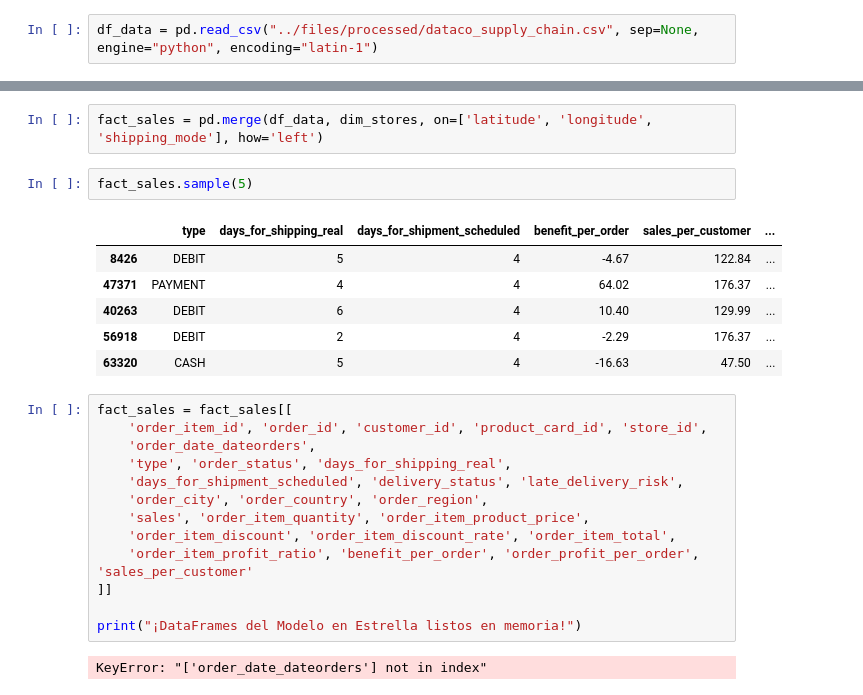
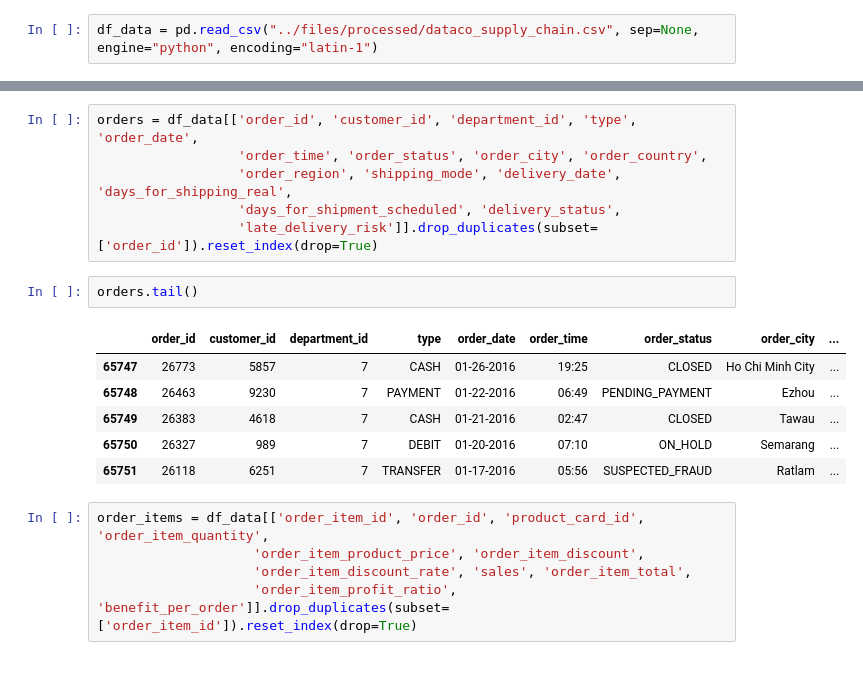
Before and after one commit to fabihrndz/e-commerce-operations-insights, a Jupyter notebook: notebooks/03_ingester.ipynb, the cells around one changed output, grey strips where cells are left out. Drawn from its saved outputs; the diff is of its cells as text.

```diff
--- a/notebooks/03_ingester.ipynb
+++ b/notebooks/03_ingester.ipynb
@@ -87,26 +98,20 @@ dim_stores.sample(5)
-# %%
-fact_sales = pd.merge(df_data, dim_stores, on=['latitude', 'longitude', 'shipping_mode'], how='left')
-# %%
-fact_sales.sample(5)
-# %% [output]
-|  | type | days_for_shipping_real | days_for_shipment_scheduled | benefit_per_order | sales_per_customer | ... |
-| 8426 | DEBIT | 5 | 4 | -4.67 | 122.84 | ... |
-| 47371 | PAYMENT | 4 | 4 | 64.02 | 176.37 | ... |
-| 40263 | DEBIT | 6 | 4 | 10.40 | 129.99 | ... |
-| 56918 | DEBIT | 2 | 4 | -2.29 | 176.37 | ... |
-| 63320 | CASH | 5 | 4 | -16.63 | 47.50 | ... |
-# %%
-fact_sales = fact_sales[[
-    'order_item_id', 'order_id', 'customer_id', 'product_card_id', 'store_id',
-    'order_date_dateorders',
-    'type', 'order_status', 'days_for_shipping_real',
-    'days_for_shipment_scheduled', 'delivery_status', 'late_delivery_risk',
-    'order_city', 'order_country', 'order_region',
-    'sales', 'order_item_quantity', 'order_item_product_price',
-    'order_item_discount', 'order_item_discount_rate', 'order_item_total',
-    'order_item_profit_ratio', 'benefit_per_order', 'order_profit_per_order', 'sales_per_customer'
-]]
-
-print("¡DataFrames del Modelo en Estrella listos en memoria!")
-# %% [output]
-KeyError: "['order_date_dateorders'] not in index"
+# %%
+orders = df_data[['order_id', 'customer_id', 'department_id', 'type', 'order_date',
+                  'order_time', 'order_status', 'order_city', 'order_country',
+                  'order_region', 'shipping_mode', 'delivery_date', 'days_for_shipping_real',
+                  'days_for_shipment_scheduled', 'delivery_status',
+                  'late_delivery_risk']].drop_duplicates(subset=['order_id']).reset_index(drop=True)
+# %%
+orders.tail()
+# %% [output]
+|  | order_id | customer_id | department_id | type | order_date | order_time | order_status | order_city | ... |
+| 65747 | 26773 | 5857 | 7 | CASH | 01-26-2016 | 19:25 | CLOSED | Ho Chi Minh City | ... |
+| 65748 | 26463 | 9230 | 7 | PAYMENT | 01-22-2016 | 06:49 | PENDING_PAYMENT | Ezhou | ... |
+| 65749 | 26383 | 4618 | 7 | CASH | 01-21-2016 | 02:47 | CLOSED | Tawau | ... |
+| 65750 | 26327 | 989 | 7 | DEBIT | 01-20-2016 | 07:10 | ON_HOLD | Semarang | ... |
+| 65751 | 26118 | 6251 | 7 | TRANSFER | 01-17-2016 | 05:56 | SUSPECTED_FRAUD | Ratlam | ... |
+# %%
+order_items = df_data[['order_item_id', 'order_id', 'product_card_id', 'order_item_quantity',
+                    'order_item_product_price', 'order_item_discount',
+                    'order_item_discount_rate', 'sales', 'order_item_total',
+                    'order_item_profit_ratio', 'benefit_per_order']].drop_duplicates(subset=['order_item_id']).reset_index(drop=True)
```
Also changed, not shown: parts of 17 cells of this notebook, 2 other files.
